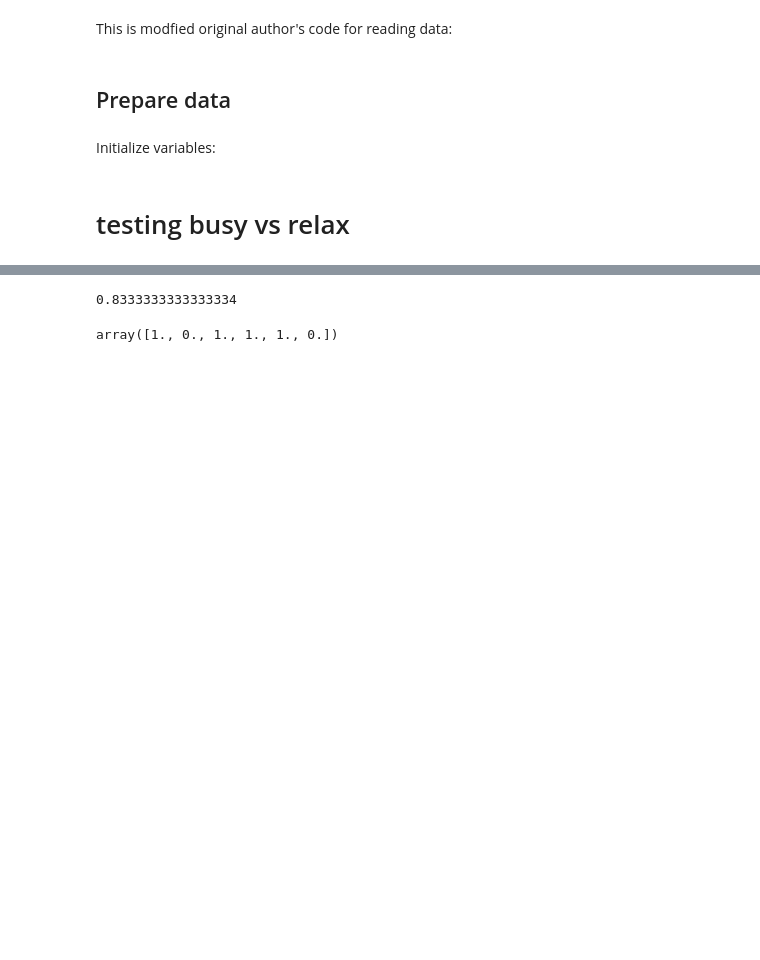
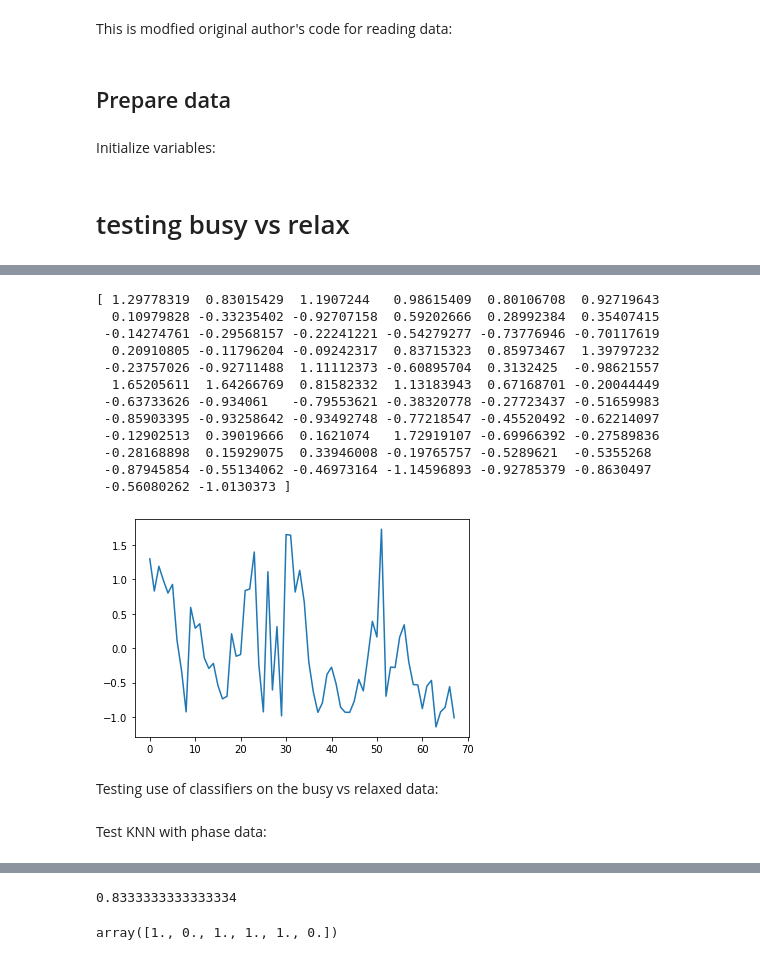
Before and after one commit to Aekai/Wi-Mind, a Jupyter notebook: FeatureExtractionModule/src/autoencoder_approach/Per task approach/NC/data test.ipynb, the cells around one changed output, grey strips where cells are left out. Drawn from its saved outputs; the diff is of its cells as text; code cells hidden in the pictures; blank space fills up the shorter version.

```diff
--- a/FeatureExtractionModule/src/autoencoder_approach/Per task approach/NC/data test.ipynb
+++ b/FeatureExtractionModule/src/autoencoder_approach/Per task approach/NC/data test.ipynb
@@ -203 +245,23 @@ for i in range(plot_n):
+# %%
+# calculate and plot the mean of all busy phase data
+phase0_mean = np.mean(phase0, axis=1)
+plt.figure(3)
+plt.plot(phase0_mean)
+print(phase0_mean)
+# %% [output]
+[ 1.29778319  0.83015429  1.1907244   0.98615409  0.80106708  0.92719643
+  0.10979828 -0.33235402 -0.92707158  0.59202666  0.28992384  0.35407415
+ -0.14274761 -0.29568157 -0.22241221 -0.54279277 -0.73776946 -0.70117619
+  0.20910805 -0.11796204 -0.09242317  0.83715323  0.85973467  1.39797232
+ -0.23757026 -0.92711488  1.11112373 -0.60895704  0.3132425  -0.98621557
+  1.65205611  1.64266769  0.81582332  1.13183943  0.67168701 -0.20044449
+ -0.63733626 -0.934061   -0.79553621 -0.38320778 -0.27723437 -0.51659983
+ -0.85903395 -0.93258642 -0.93492748 -0.77218547 -0.45520492 -0.62214097
+ -0.12902513  0.39019666  0.1621074   1.72919107 -0.69966392 -0.27589836
+ -0.28168898  0.15929075  0.33946008 -0.19765757 -0.5289621  -0.5355268
+ -0.87945854 -0.55134062 -0.46973164 -1.14596893 -0.92785379 -0.8630497
+ -0.56080262 -1.0130373 ]
+[figure, added]
+# %% [markdown]
+Testing use of classifiers on the busy vs relaxed data:
 # %%
@@ -214,3 +286,5 @@ phase_te = StandardScaler().fit_transform(phase_te)
+# %% [markdown]
+Test KNN with phase data:
 # %%
 from sklearn.neighbors import KNeighborsClassifier
 model = KNeighborsClassifier()
```
Also changed, not shown: parts of 14 cells of this notebook.
